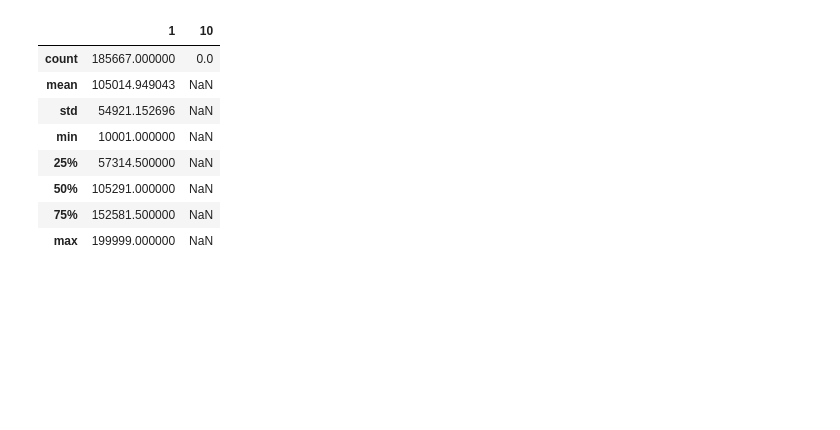
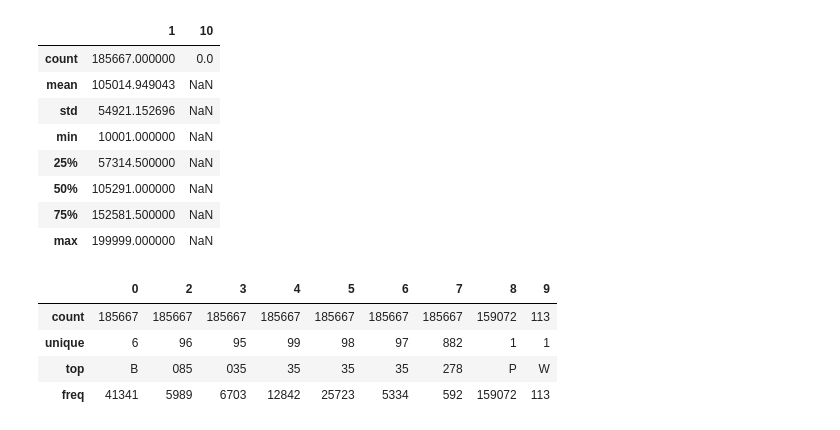
Before and after one commit to chennareddyb/ml_ntt_training, a Jupyter notebook: EDA_1.ipynb, the cells around one changed output. Drawn from its saved outputs; the diff is of its cells as text; code cells hidden in the pictures; blank space fills up the shorter version.

```diff
--- a/EDA_1.ipynb
+++ b/EDA_1.ipynb
@@ -96,3 +96,11 @@ sslc.describe()
 | 50% | 105291.000000 | NaN |
 | 75% | 152581.500000 | NaN |
 | max | 199999.000000 | NaN |
+# %%
+sslc.describe(include=[object])
+# %% [output]
+|  | 0 | 2 | 3 | 4 | 5 | 6 | 7 | 8 | 9 |
+| count | 185667 | 185667 | 185667 | 185667 | 185667 | 185667 | 185667 | 159072 | 113 |
+| unique | 6 | 96 | 95 | 99 | 98 | 97 | 882 | 1 | 1 |
+| top | B | 085 | 035 | 35 | 35 | 35 | 278 | P | W |
+| freq | 41341 | 5989 | 6703 | 12842 | 25723 | 5334 | 592 | 159072 | 113 |
```
Also changed, not shown: parts of 5 cells of this notebook.
